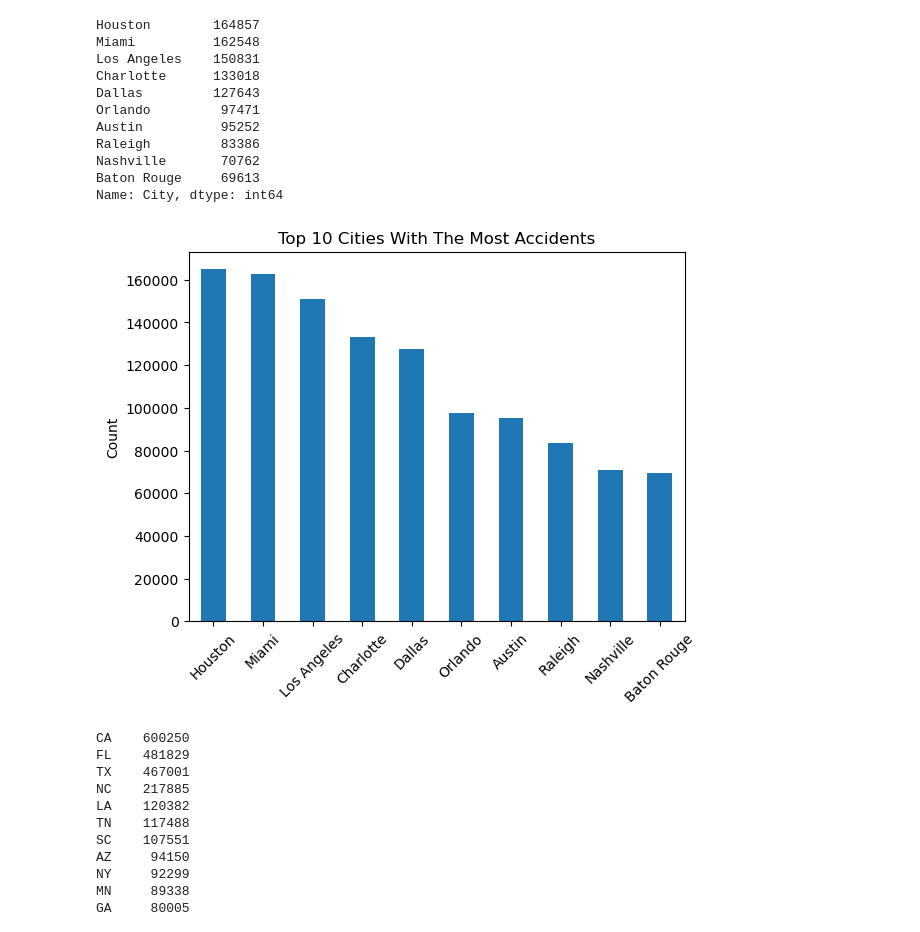
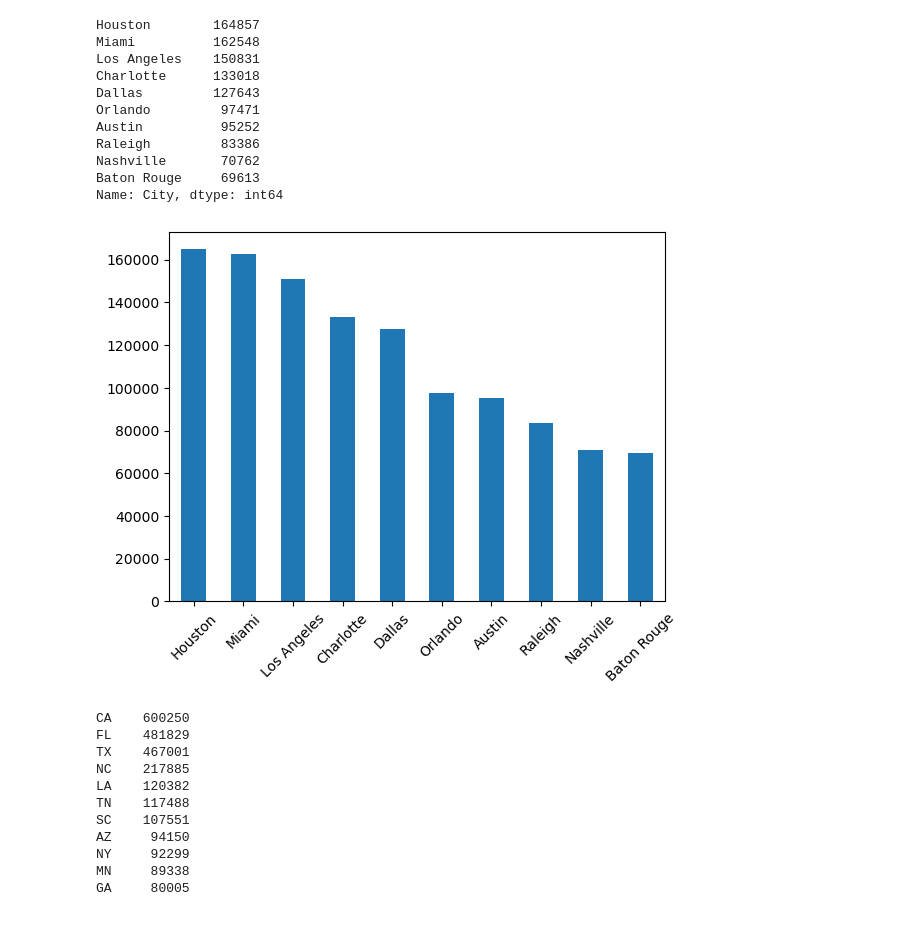
Before and after one commit to Kestrel86/US_AccidentModel, a Jupyter notebook: US_Accidents_EDA.ipynb, the cells around one changed output. Saved outputs shown, nothing was run; the diff lists cells and outputs as text; code cells hidden in the pictures.

```diff
--- a/US_Accidents_EDA.ipynb
+++ b/US_Accidents_EDA.ipynb
@@ -130,7 +130,8 @@ df.drop(columns=['ID', 'Source', "End_Lat", "End_Lng","End_Time", "Weather_Times
 df.drop_duplicates(inplace=True)
 # %%
 #Converting Time figures from abject type to datetime64 type
-df['Start_Time']=pd.to_datetime(df['Start_Time'],format='%Y-%m-%d %H:%M:%S')
+# df['Start_Time']=pd.to_datetime(df['Start_Time'],format='%Y-%m-%d %H:%M:%S')
+df['Start_Time']=pd.to_datetime(df['Start_Time'],format='ISO8601')
 df['Start_Time'].dtype
 # %% [output]
 dtype('<M8[ns]')
@@ -228,11 +229,9 @@ Name: City, dtype: int64
 # %%
 top_10_cities.plot(kind='bar')
 plt.xticks(rotation=45)
-plt.title("Top 10 Cities With The Most Accidents")
-plt.ylabel("Count")
 plt.show()
 # %% [output]
-[figure, old version]
+[figure, new version]
 # %%
 # Out of the top 100 cities, which had the most accidents: California, Florida, Texas as top 3
 top_100_cities = cities_by_accident[:100]
```
Also changed, not shown: parts of 14 cells of this notebook.
